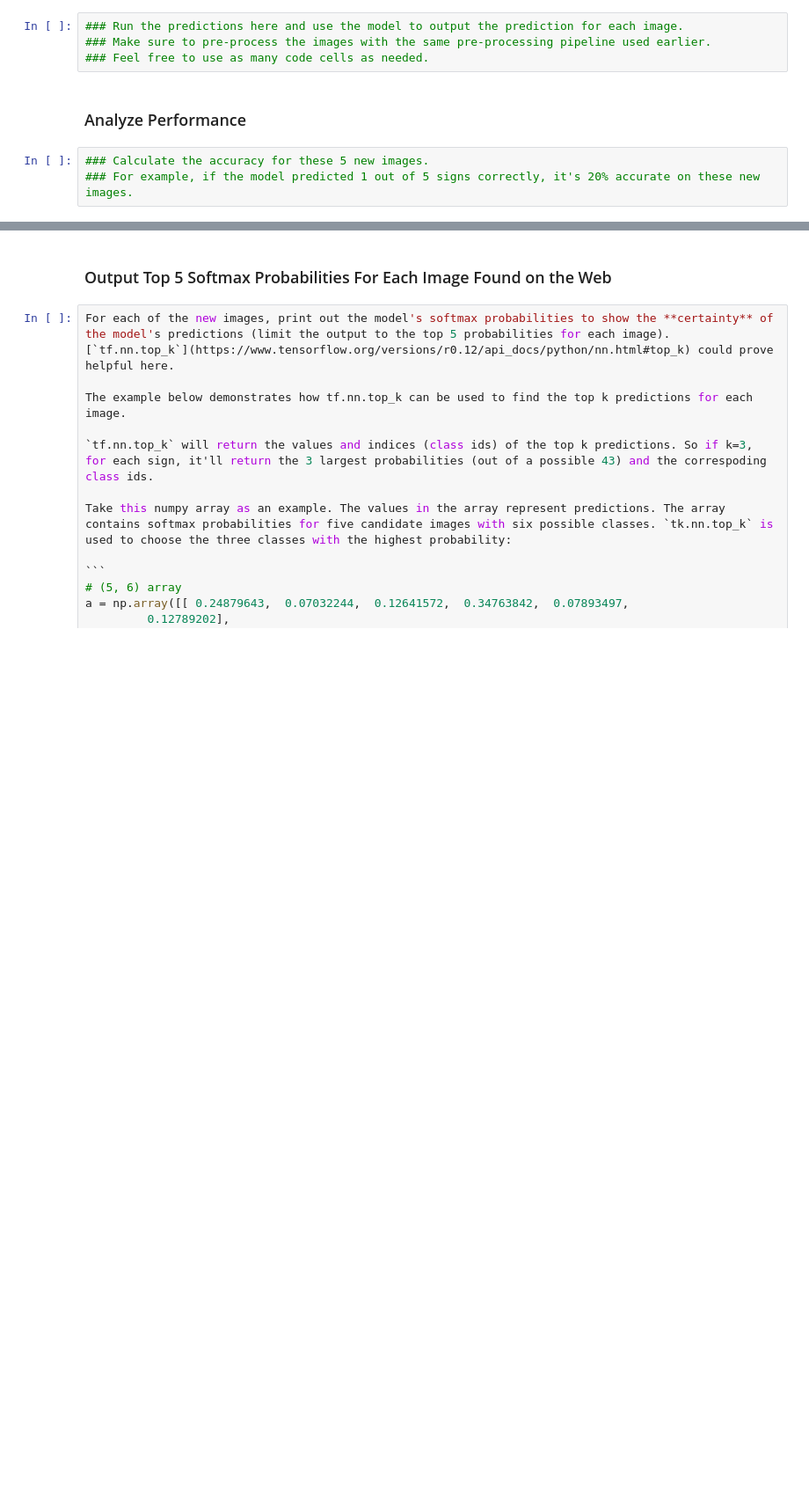
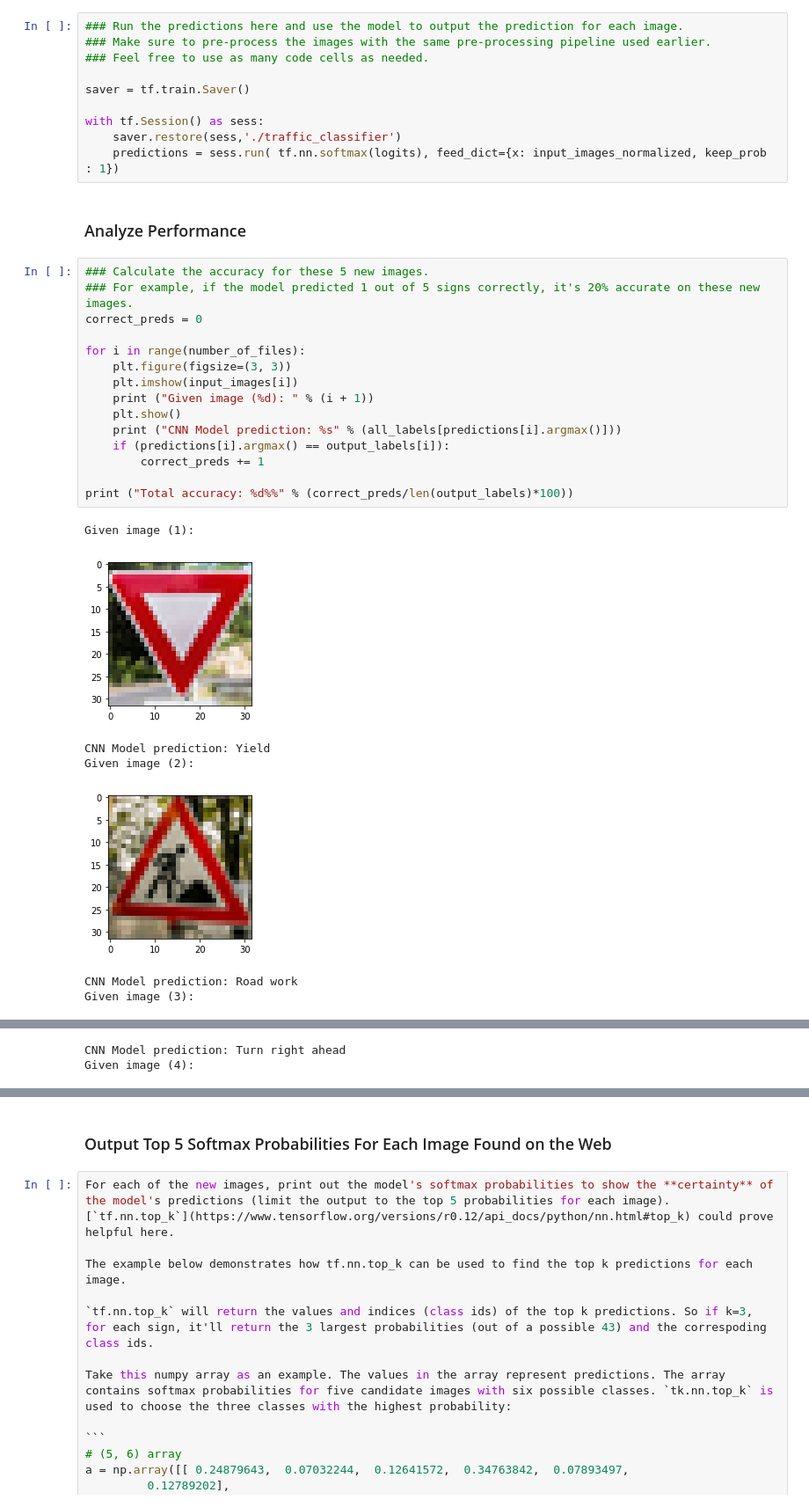
Before and after one commit to sameerppatil/traffic-sign-classifier, a Jupyter notebook: Traffic_Sign_Classifier.ipynb, the cells around one changed output, grey strips where cells are left out. Shown: that part at 88% size. Drawn from its saved outputs; the diff is of its cells as text; blank space fills up the shorter version.

```diff
--- a/Traffic_Sign_Classifier.ipynb
+++ b/Traffic_Sign_Classifier.ipynb
@@ -477,8 +513,34 @@ data_dir = "/home/sameerpatil38/mygarage/web_photos"
 ### Run the predictions here and use the model to output the prediction for each image.
 ### Make sure to pre-process the images with the same pre-processing pipeline used earlier.
 ### Feel free to use as many code cells as needed.
+
+saver = tf.train.Saver()
+
+with tf.Session() as sess:
+    saver.restore(sess,'./traffic_classifier')
+    predictions = sess.run( tf.nn.softmax(logits), feed_dict={x: input_images_normalized, keep_prob : 1})
 # %% [markdown]
 ### Analyze Performance
 # %%
 ### Calculate the accuracy for these 5 new images.
 ### For example, if the model predicted 1 out of 5 signs correctly, it's 20% accurate on these new images.
+correct_preds = 0
+
+for i in range(number_of_files):
+    plt.figure(figsize=(3, 3))
+    plt.imshow(input_images[i])
+    print ("Given image (%d): " % (i + 1))
+    plt.show()
+    print ("CNN Model prediction: %s" % (all_labels[predictions[i].argmax()]))
+    if (predictions[i].argmax() == output_labels[i]):
+        correct_preds += 1
+
+print ("Total accuracy: %d%%" % (correct_preds/len(output_labels)*100))
+# %% [output]
+Given image (1):
+[figure, added]
+CNN Model prediction: Yield
+Given image (2):
+[figure, added]
+CNN Model prediction: Road work
+Given image (3):
@@ -484,0 +548,2 @@ data_dir = "/home/sameerpatil38/mygarage/web_photos"
+CNN Model prediction: Turn right ahead
+Given image (4):
```
Also changed, not shown: parts of 7 cells of this notebook, 6 other files.
